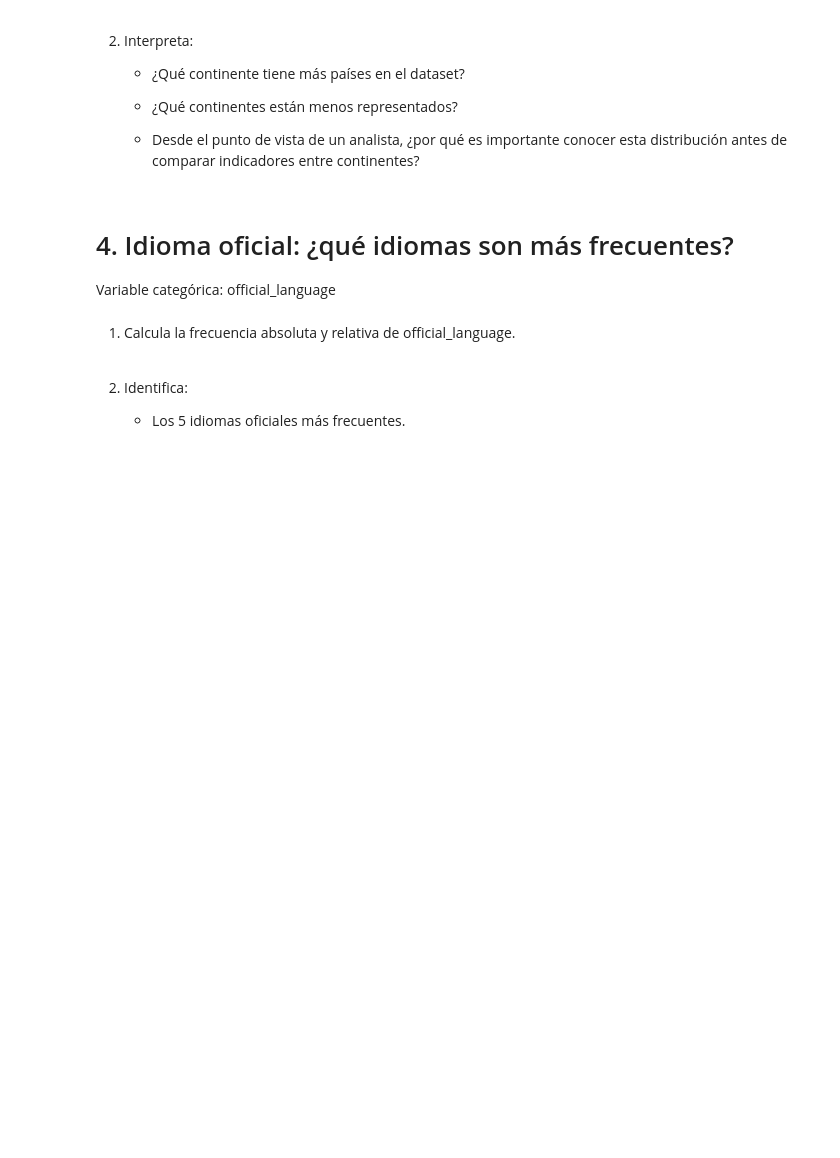
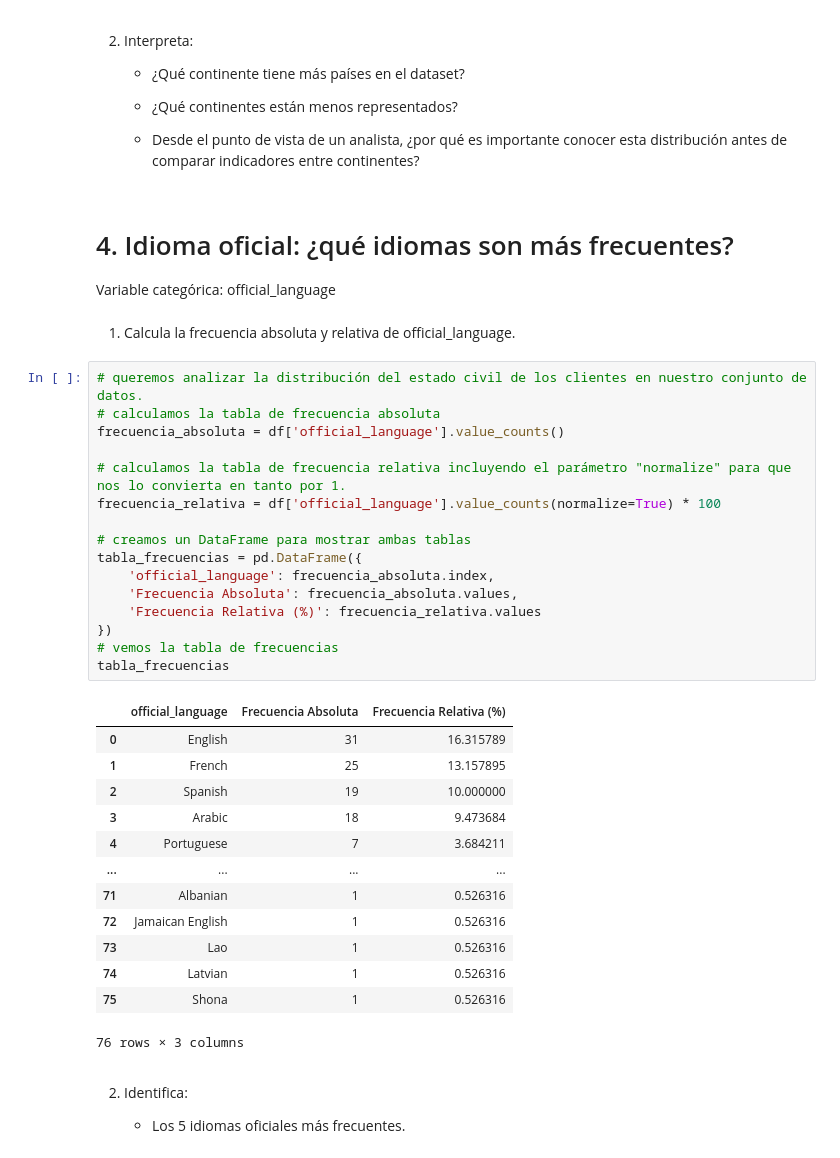
Before and after one commit to PatriciaAnaya/modulo-3-equipo-4-pair, a Jupyter notebook: modulo3-pair-estadistica-descriptiva-ii.ipynb, the cells around one changed output. Saved outputs shown, nothing was run; the diff lists cells and outputs as text; blank space fills up the shorter version.

```diff
--- a/modulo3-pair-estadistica-descriptiva-ii.ipynb
+++ b/modulo3-pair-estadistica-descriptiva-ii.ipynb
@@ -68,6 +166,36 @@ Variable categórica: continent
 Variable categórica: official_language
 # %% [markdown]
 1. Calcula la frecuencia absoluta y relativa de official_language.
+# %%
+# queremos analizar la distribución del estado civil de los clientes en nuestro conjunto de datos.
+# calculamos la tabla de frecuencia absoluta
+frecuencia_absoluta = df['official_language'].value_counts()
+
+# calculamos la tabla de frecuencia relativa incluyendo el parámetro "normalize" para que nos lo convierta en tanto por 1.
+frecuencia_relativa = df['official_language'].value_counts(normalize=True) * 100
+
+# creamos un DataFrame para mostrar ambas tablas
+tabla_frecuencias = pd.DataFrame({
+    'official_language': frecuencia_absoluta.index,
+    'Frecuencia Absoluta': frecuencia_absoluta.values,
+    'Frecuencia Relativa (%)': frecuencia_relativa.values
+})
+# vemos la tabla de frecuencias
+tabla_frecuencias
+# %% [output]
+|  | official_language | Frecuencia Absoluta | Frecuencia Relativa (%) |
+| 0 | English | 31 | 16.315789 |
+| 1 | French | 25 | 13.157895 |
+| 2 | Spanish | 19 | 10.000000 |
+| 3 | Arabic | 18 | 9.473684 |
+| 4 | Portuguese | 7 | 3.684211 |
+| ... | ... | ... | ... |
+| 71 | Albanian | 1 | 0.526316 |
+| 72 | Jamaican English | 1 | 0.526316 |
+| 73 | Lao | 1 | 0.526316 |
+| 74 | Latvian | 1 | 0.526316 |
+| 75 | Shona | 1 | 0.526316 |
+76 rows × 3 columns
 # %% [markdown]
 2. Identifica:
 
```
Also changed, not shown: parts of 8 cells of this notebook.
